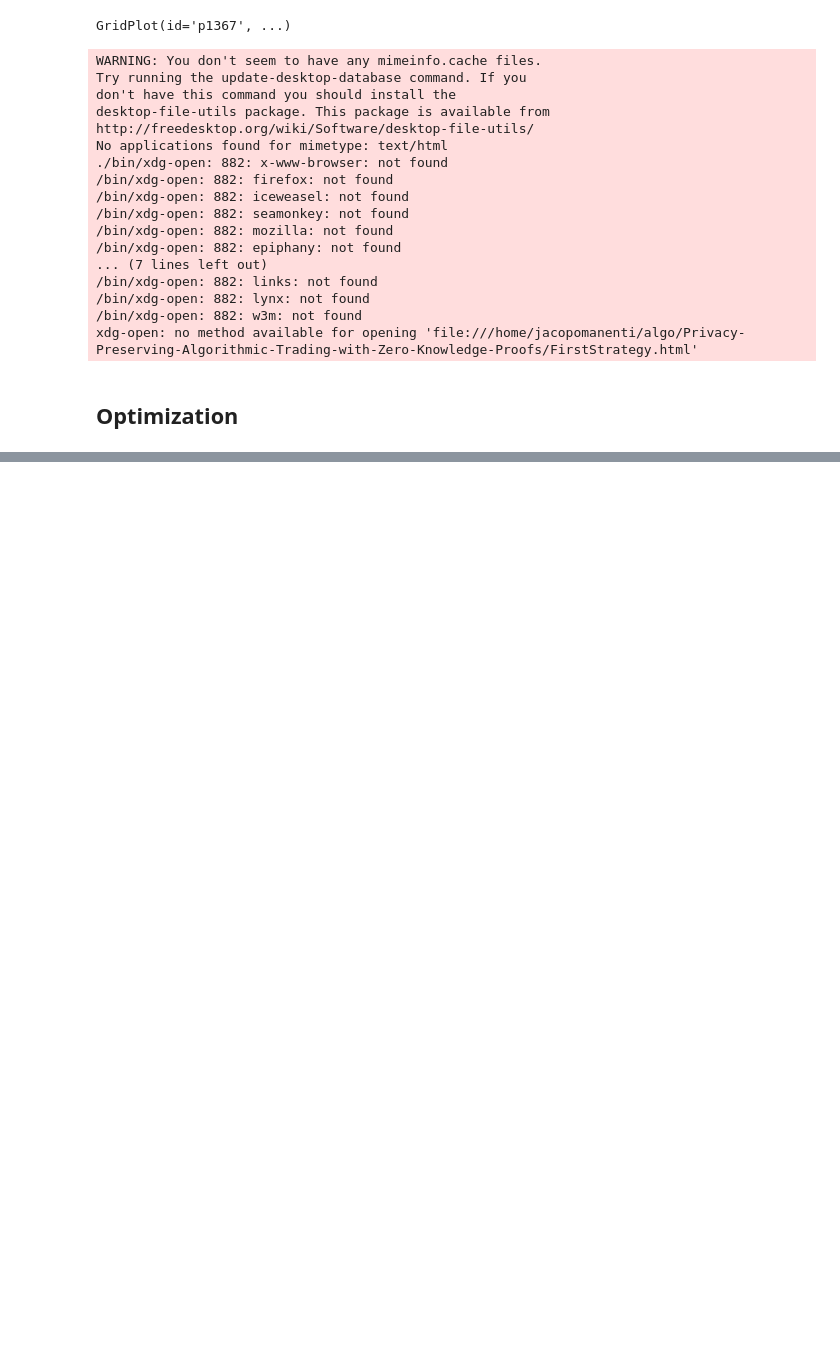
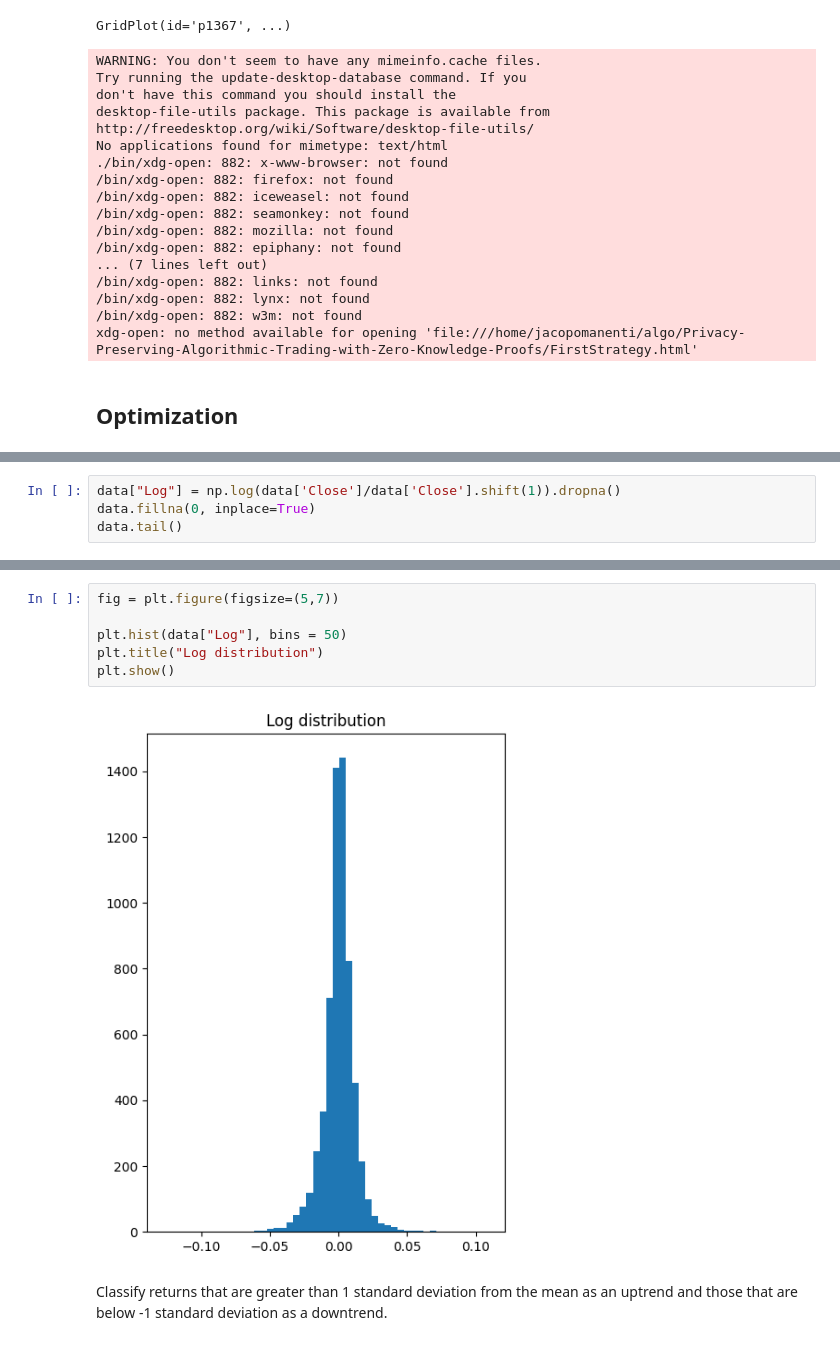
Before and after one commit to jacopomanenti01/Privacy-Preserving-Algorithmic-Trading-with-Zero-Knowledge-Proofs, a Jupyter notebook: ZK proof & Decision Tree-Based Approach for Algorithmic Trading on S&P 50.ipynb, the cells around one changed output, grey strips where cells are left out. Drawn from its saved outputs; the diff is of its cells as text; blank space fills up the shorter version.

```diff
--- a/ZK proof & Decision Tree-Based Approach for Algorithmic Trading on S&P 50.ipynb
+++ b/ZK proof & Decision Tree-Based Approach for Algorithmic Trading on S&P 50.ipynb
@@ -195,0 +203,4 @@ xdg-open: no method available for opening 'file:///home/jacopomanenti/algo/Priva
+# %%
+data["Log"] = np.log(data['Close']/data['Close'].shift(1)).dropna()
+data.fillna(0, inplace=True)
+data.tail()
@@ -195,0 +215,10 @@ xdg-open: no method available for opening 'file:///home/jacopomanenti/algo/Priva
+# %%
+fig = plt.figure(figsize=(5,7))
+
+plt.hist(data["Log"], bins = 50)
+plt.title("Log distribution")
+plt.show()
+# %% [output]
+[figure, added]
+# %% [markdown]
+Classify returns that are greater than 1 standard deviation from the mean as an uptrend and those that are below -1 standard deviation as a downtrend.
```
Also changed, not shown: parts of 11 cells of this notebook.
